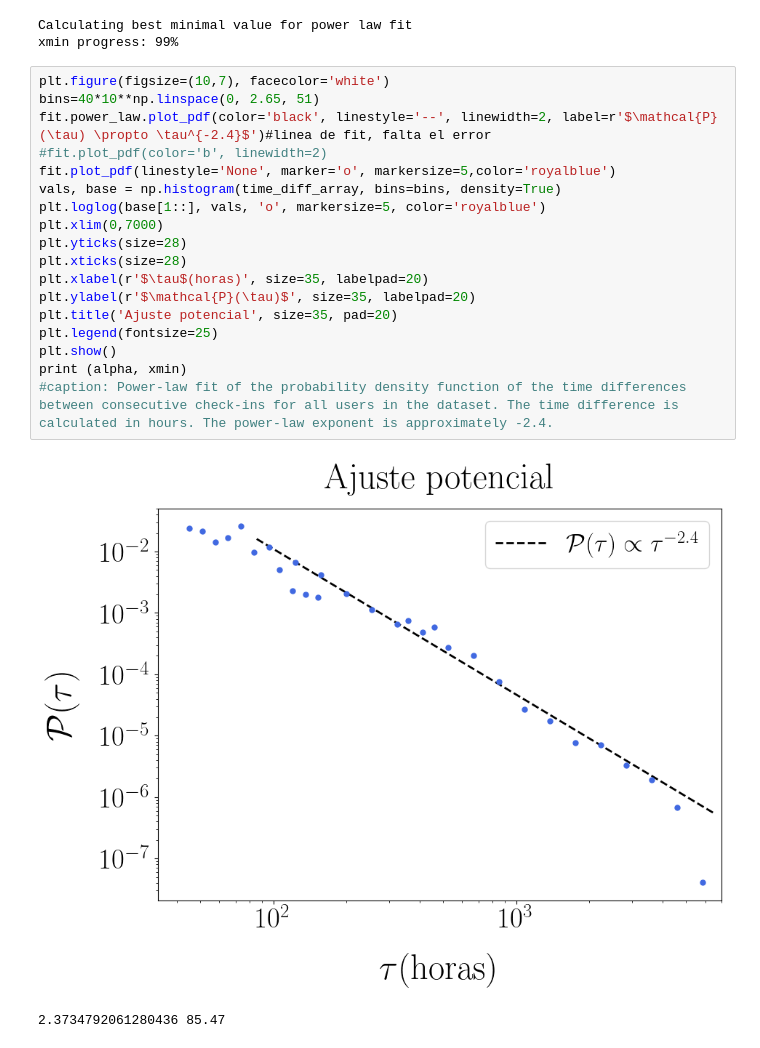
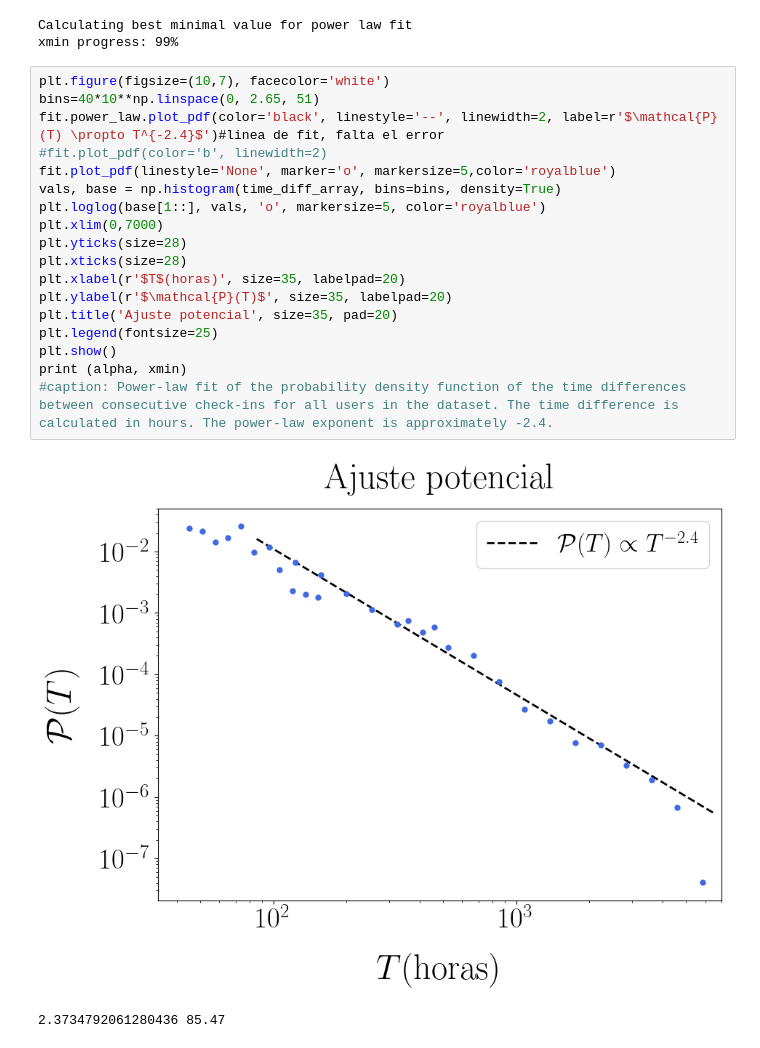
Before and after one commit to oazula/codes, a Jupyter notebook: Analisis de Pareto.ipynb, the cells around one changed output. Cells and saved outputs as stored; diff of their text form.

```diff
--- a/Analisis de Pareto.ipynb
+++ b/Analisis de Pareto.ipynb
@@ -388,21 +494,21 @@ xmin progress: 99%
 # %%
 plt.figure(figsize=(10,7), facecolor='white')
 bins=40*10**np.linspace(0, 2.65, 51)
-fit.power_law.plot_pdf(color='black', linestyle='--', linewidth=2, label=r'$\mathcal{P}(\tau) \propto \tau^{-2.4}$')#linea de fit, falta el error
+fit.power_law.plot_pdf(color='black', linestyle='--', linewidth=2, label=r'$\mathcal{P}(T) \propto T^{-2.4}$')#linea de fit, falta el error
 #fit.plot_pdf(color='b', linewidth=2)
 fit.plot_pdf(linestyle='None', marker='o', markersize=5,color='royalblue')
 vals, base = np.histogram(time_diff_array, bins=bins, density=True)
 plt.loglog(base[1::], vals, 'o', markersize=5, color='royalblue')
 plt.xlim(0,7000)
 plt.yticks(size=28)
 plt.xticks(size=28)
-plt.xlabel(r'$\tau$(horas)', size=35, labelpad=20)
-plt.ylabel(r'$\mathcal{P}(\tau)$', size=35, labelpad=20)
+plt.xlabel(r'$T$(horas)', size=35, labelpad=20)
+plt.ylabel(r'$\mathcal{P}(T)$', size=35, labelpad=20)
 plt.title('Ajuste potencial', size=35, pad=20)
 plt.legend(fontsize=25)
 plt.show()
 print (alpha, xmin)
 #caption: Power-law fit of the probability density function of the time differences between consecutive check-ins for all users in the dataset. The time difference is calculated in hours. The power-law exponent is approximately -2.4.
 # %% [output]
-[figure, old version]
+[figure, new version]
 2.3734792061280436 85.47
```
Also changed, not shown: parts of 7 cells of this notebook, 6 other files.
